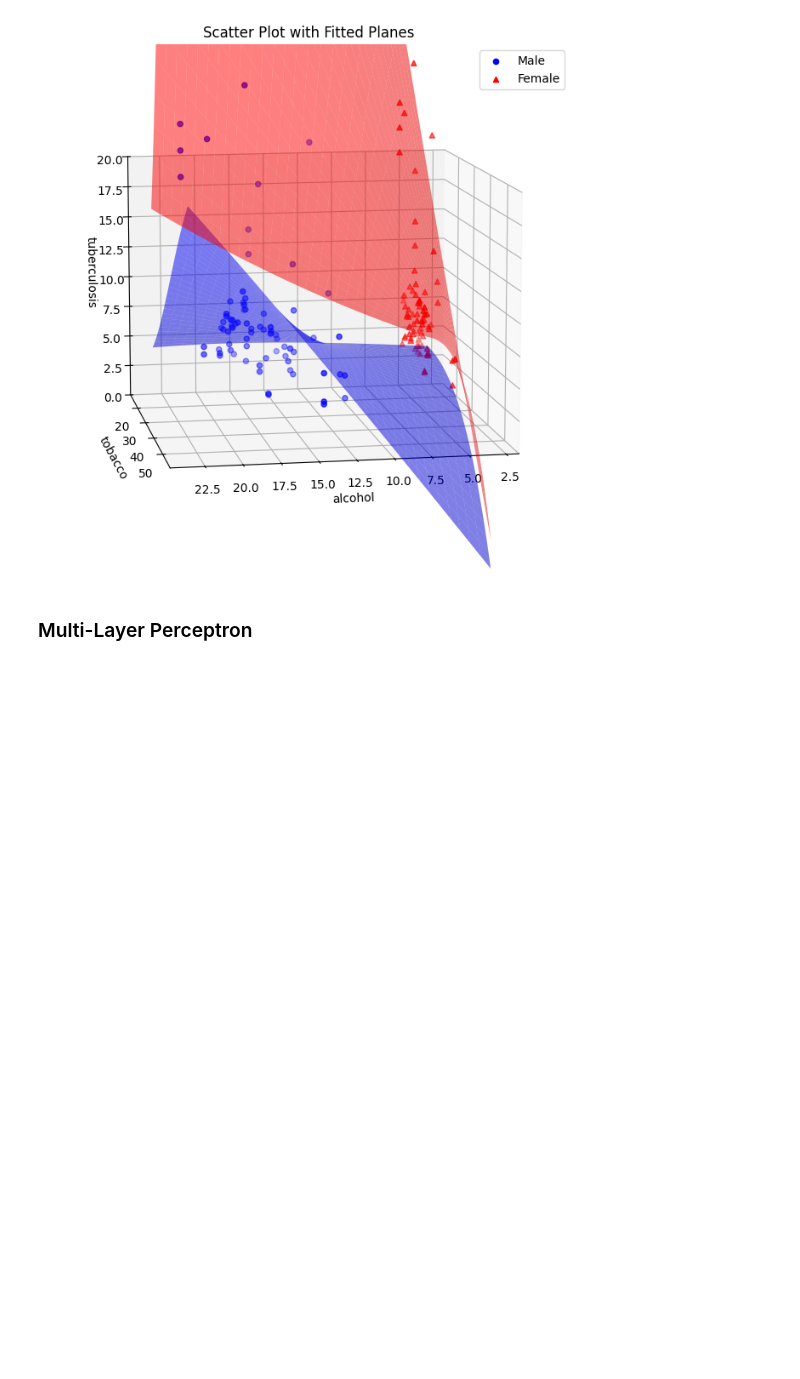
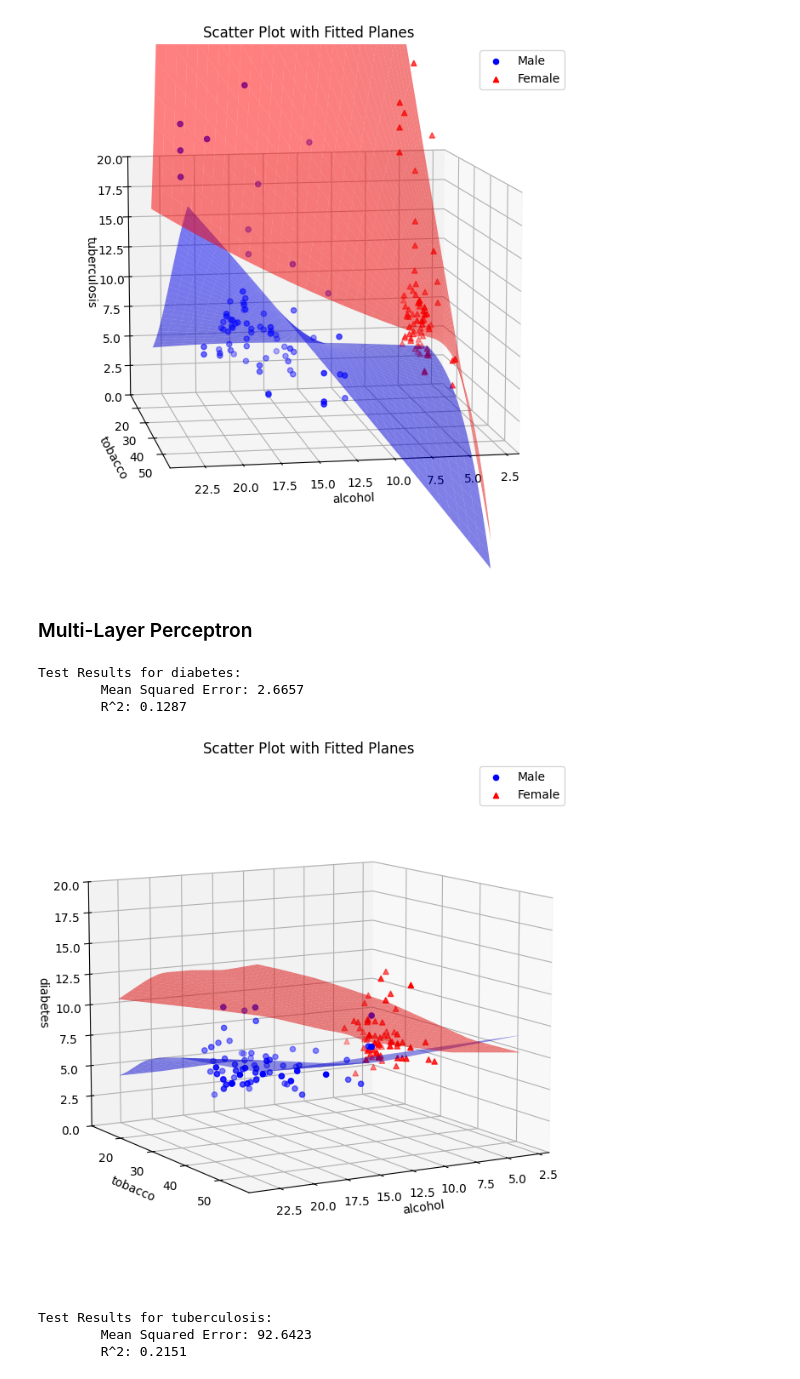
Before and after one commit to Gralerfics/SLDS_Project_OpenStudy, a Jupyter notebook: src/main.ipynb, the cells around one changed output. Cells and saved outputs as stored; diff of their text form; code cells hidden in the pictures; blank space fills up the shorter version.

```diff
--- a/src/main.ipynb
+++ b/src/main.ipynb
@@ -379,10 +374,17 @@ def mlp_plot_create_meshgrid(alcohol_range, tobacco_range, sex_value):
     })
     return grid, alcohol_grid, tobacco_grid
 
-def mlp_process(y_name='diabetes', elev=10, azim=80, plot_dataset_source='test'):
-    global X_train, X_test, dataset_train_mf, dataset_test_mf
+def mlp_process(y_name='diabetes', elev=10, azim=80, plot_dataset_source = 'test'):
+    plot_dataset = dataset_test_mf if plot_dataset_source == 'test' else dataset_train_mf
 
-    plot_dataset = dataset_test_mf if plot_dataset_source == 'test' else dataset_train_mf
+    # Prepare data
+    X_train = dataset_train_mf[['alcohol', 'tobacco', 'sex']].copy()
+    X_train['alcohol x sex'] = X_train['alcohol'] * X_train['sex']
+    X_train['tobacco x sex'] = X_train['tobacco'] * X_train['sex']
+
+    X_test = dataset_test_mf[['alcohol', 'tobacco', 'sex']].copy()
+    X_test['alcohol x sex'] = X_test['alcohol'] * X_test['sex']
+    X_test['tobacco x sex'] = X_test['tobacco'] * X_test['sex']
 
     y_train = dataset_train_mf[y_name].copy()
     y_test = dataset_test_mf[y_name].copy()
@@ -399,48 +401,47 @@ def mlp_process(y_name='diabetes', elev=10, azim=80, plot_dataset_source='test')
     print(f'\tMean Squared Error: {mse:.4f}')
     print(f'\tR^2: {r2:.4f}\n')
 
     # 3D Plot
     fig = plt.figure(figsize=(10, 8))
     ax = fig.add_subplot(111, projection='3d')
 
     # Scatters
     sex0_data = plot_dataset[plot_dataset['sex'] == 0]
-    ax.scatter(sex0_data['alcohol'], sex0_data['tobacco'], sex0_data[y_name], c='b', marker='o', label='Male')
+    ax.scatter(sex0_data['alcohol'], sex0_data['tobacco'], sex0_data[y_name], c = 'b', marker = 'o', label = 'Male')
     sex1_data = plot_dataset[plot_dataset['sex'] == 1]
-    ax.scatter(sex1_data['alcohol'], sex1_data['tobacco'], sex1_data[y_name], c='r', marker='^', label='Female')
+    ax.scatter(sex1_data['alcohol'], sex1_data['tobacco'], sex1_data[y_name], c = 'r', marker = '^', label = 'Female')
 
     # Predicted Planes
     alcohol_range = np.linspace(plot_dataset['alcohol'].min(), plot_dataset['alcohol'].max(), 30)
     tobacco_range = np.linspace(plot_dataset['tobacco'].min(), plot_dataset['tobacco'].max(), 30)
-    grid_male, alcohol_grid, tobacco_grid = mlp_plot_create_meshgrid(alcohol_range, tobacco_range, sex_value=0)
+    grid_male, alcohol_grid, tobacco_grid = mlp_plot_create_meshgrid(alcohol_range, tobacco_range, sex_value = 0)
     z_male = mlp_model.predict(grid_male).reshape(alcohol_grid.shape)
-    grid_female, _, _ = mlp_plot_create_meshgrid(alcohol_range, tobacco_range, sex_value=1)
+    grid_female, _, _ = mlp_plot_create_meshgrid(alcohol_range, tobacco_range, sex_value = 1)
     z_female = mlp_model.predict(grid_female).reshape(alcohol_grid.shape)
 
     # Plot the surfaces
-    ax.plot_surface(alcohol_grid, tobacco_grid, z_male, color='blue', alpha=0.5)
-    ax.plot_surface(alcohol_grid, tobacco_grid, z_female, color='red', alpha=0.5)
+    ax.plot_surface(alcohol_grid, tobacco_grid, z_male, color = 'blue', alpha = 0.5)
+    ax.plot_surface(alcohol_grid, tobacco_grid, z_female, color = 'red', alpha = 0.5)
 
     # Labels and Legends
     ax.set_xlabel('alcohol')
     ax.set_ylabel('tobacco')
     ax.set_zlabel(y_name)
     ax.set_zlim([0, 20])
     ax.set_title('Scatter Plot with Fitted Planes')
     ax.legend()
 
-    ax.view_init(elev=elev, azim=azim)
+    ax.view_init(elev = elev, azim = azim)
 
     plt.show()
 
-# 准备数据
-X_train = dataset_train_mf[['alcohol', 'tobacco', 'sex']].copy()
-X_train['alcohol x sex'] = X_train['alcohol'] * X_train['sex']
-X_train['tobacco x sex'] = X_train['tobacco'] * X_train['sex']
-
-X_test = dataset_test_mf[['alcohol', 'tobacco', 'sex']].copy()
-X_test['alcohol x sex'] = X_test['alcohol'] * X_test['sex']
-X_test['tobacco x sex'] = X_test['tobacco'] * X_test['sex']
-
-mlp_process('diabetes', elev=10, azim=60)
-mlp_process('tuberculosis', elev=10, azim=80)
+mlp_process('diabetes', elev = 10, azim = 60)
+mlp_process('tuberculosis', elev = 10, azim = 80)
+# %% [output]
+Test Results for diabetes:
+        Mean Squared Error: 2.6657
+        R^2: 0.1287
+[figure, added]
+Test Results for tuberculosis:
+        Mean Squared Error: 92.6423
+        R^2: 0.2151
```
Also changed, not shown: parts of 3 cells of this notebook.
